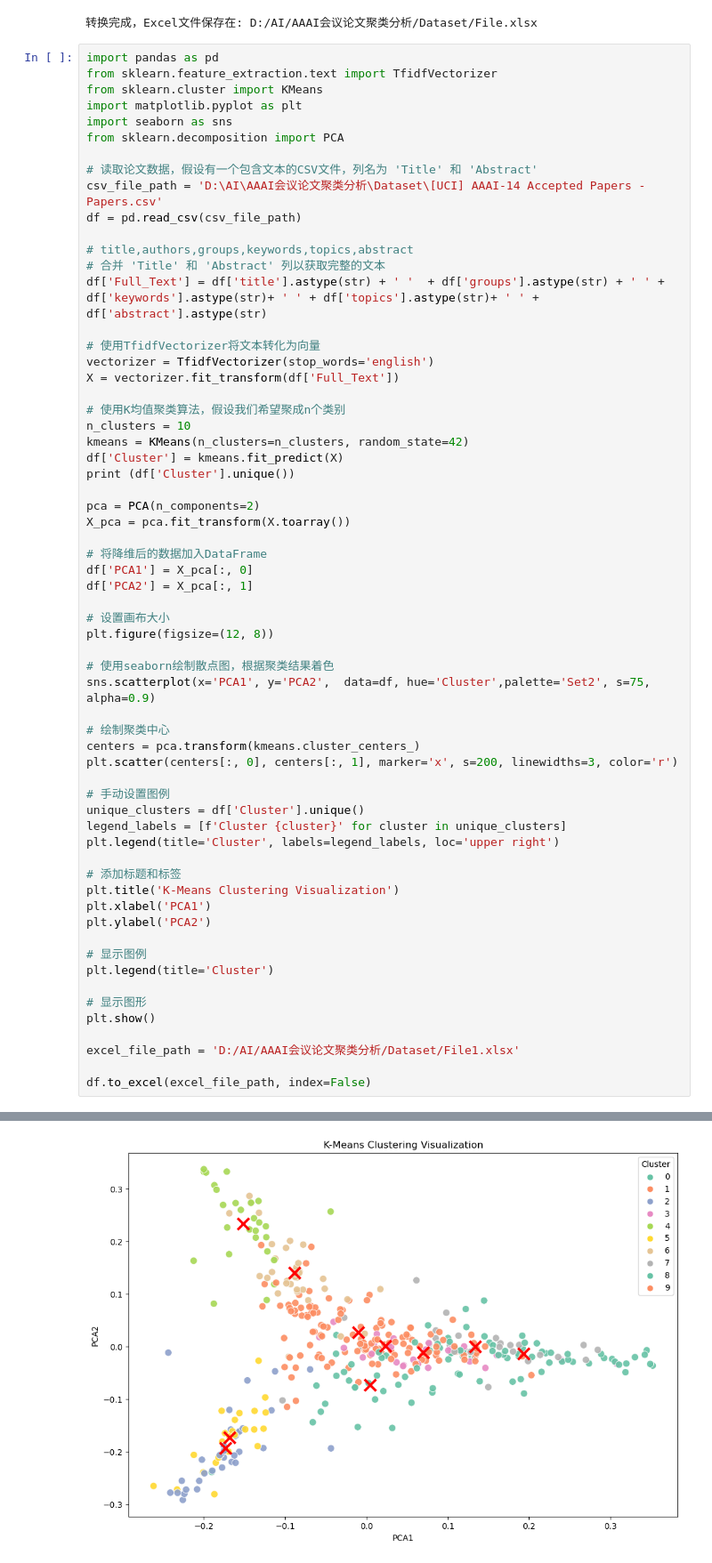
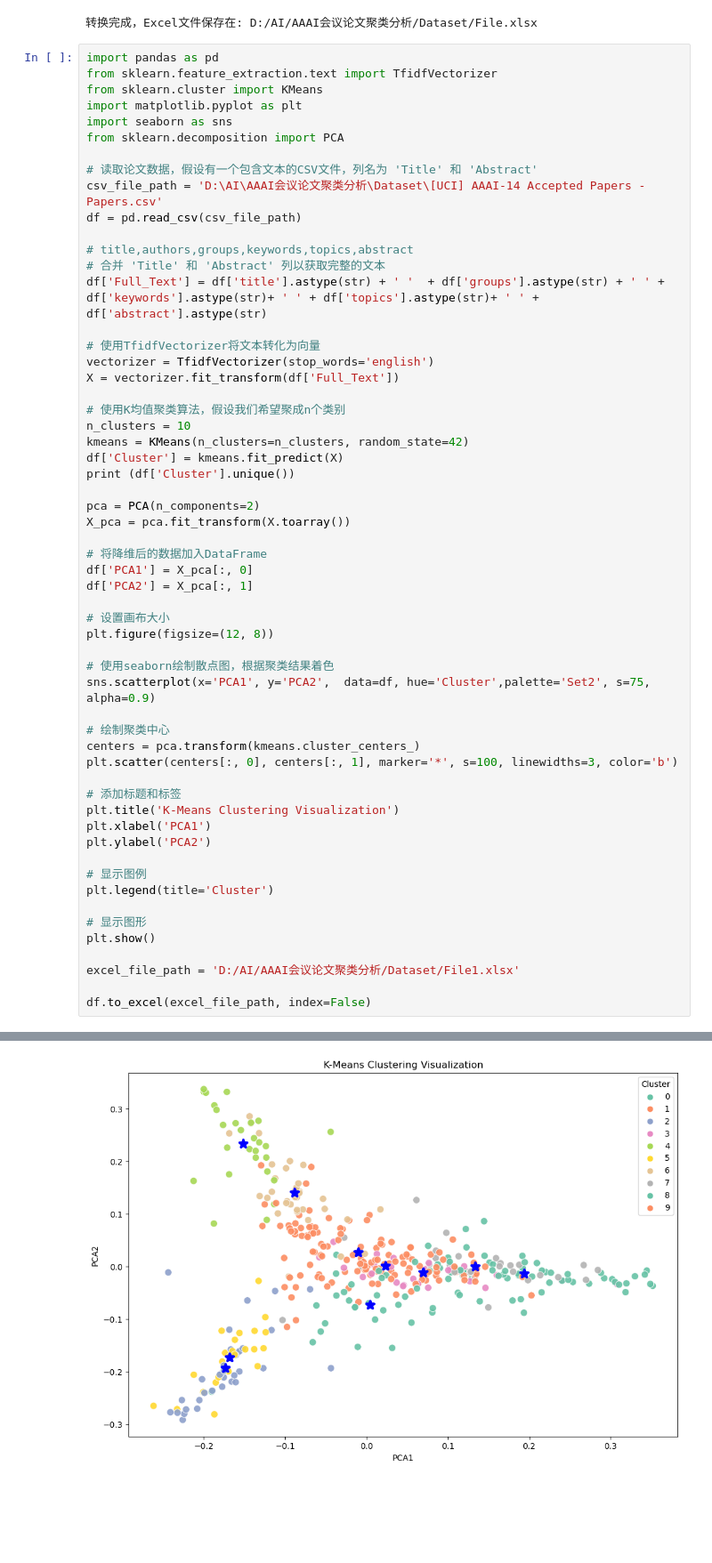
Before and after one commit to 155469wxh/AI, a Jupyter notebook: AAAI会议论文聚类分析/mycode.ipynb, the cells around one changed output, grey strips where cells are left out. Shown: that part at 89% size. Drawn from its saved outputs; the diff is of its cells as text; blank space fills up the shorter version.

```diff
--- a/AAAI会议论文聚类分析/mycode.ipynb
+++ b/AAAI会议论文聚类分析/mycode.ipynb
@@ -45,37 +45,32 @@ X_pca = pca.fit_transform(X.toarray())
 
 # 将降维后的数据加入DataFrame
 df['PCA1'] = X_pca[:, 0]
 df['PCA2'] = X_pca[:, 1]
 
 # 设置画布大小
 plt.figure(figsize=(12, 8))
 
 # 使用seaborn绘制散点图，根据聚类结果着色
 sns.scatterplot(x='PCA1', y='PCA2',  data=df, hue='Cluster',palette='Set2', s=75, alpha=0.9)
 
 # 绘制聚类中心
 centers = pca.transform(kmeans.cluster_centers_)
-plt.scatter(centers[:, 0], centers[:, 1], marker='x', s=200, linewidths=3, color='r')
-
-# 手动设置图例
-unique_clusters = df['Cluster'].unique()
-legend_labels = [f'Cluster {cluster}' for cluster in unique_clusters]
-plt.legend(title='Cluster', labels=legend_labels, loc='upper right')
+plt.scatter(centers[:, 0], centers[:, 1], marker='*', s=100, linewidths=3, color='b')
 
 # 添加标题和标签
 plt.title('K-Means Clustering Visualization')
 plt.xlabel('PCA1')
 plt.ylabel('PCA2')
 
 # 显示图例
 plt.legend(title='Cluster')
 
 # 显示图形
 plt.show()
 
 excel_file_path = 'D:/AI/AAAI会议论文聚类分析/Dataset/File1.xlsx'
 
 df.to_excel(excel_file_path, index=False)
 # %% [output]
 [8 5 0 7 1 3 6 9 4 2]
-[figure, old version]
+[figure, new version]
```
Also changed, not shown: parts of 2 cells of this notebook, 1 other file.
